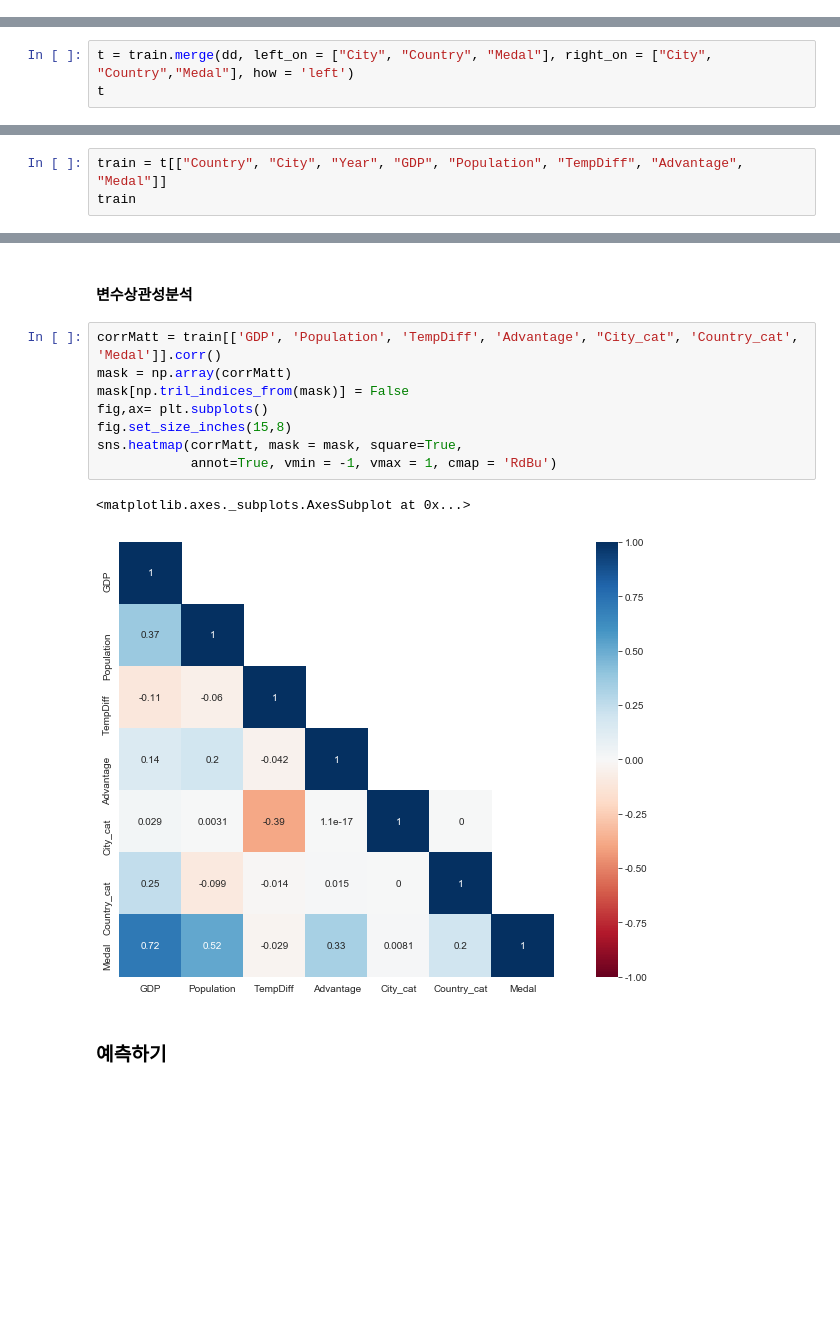
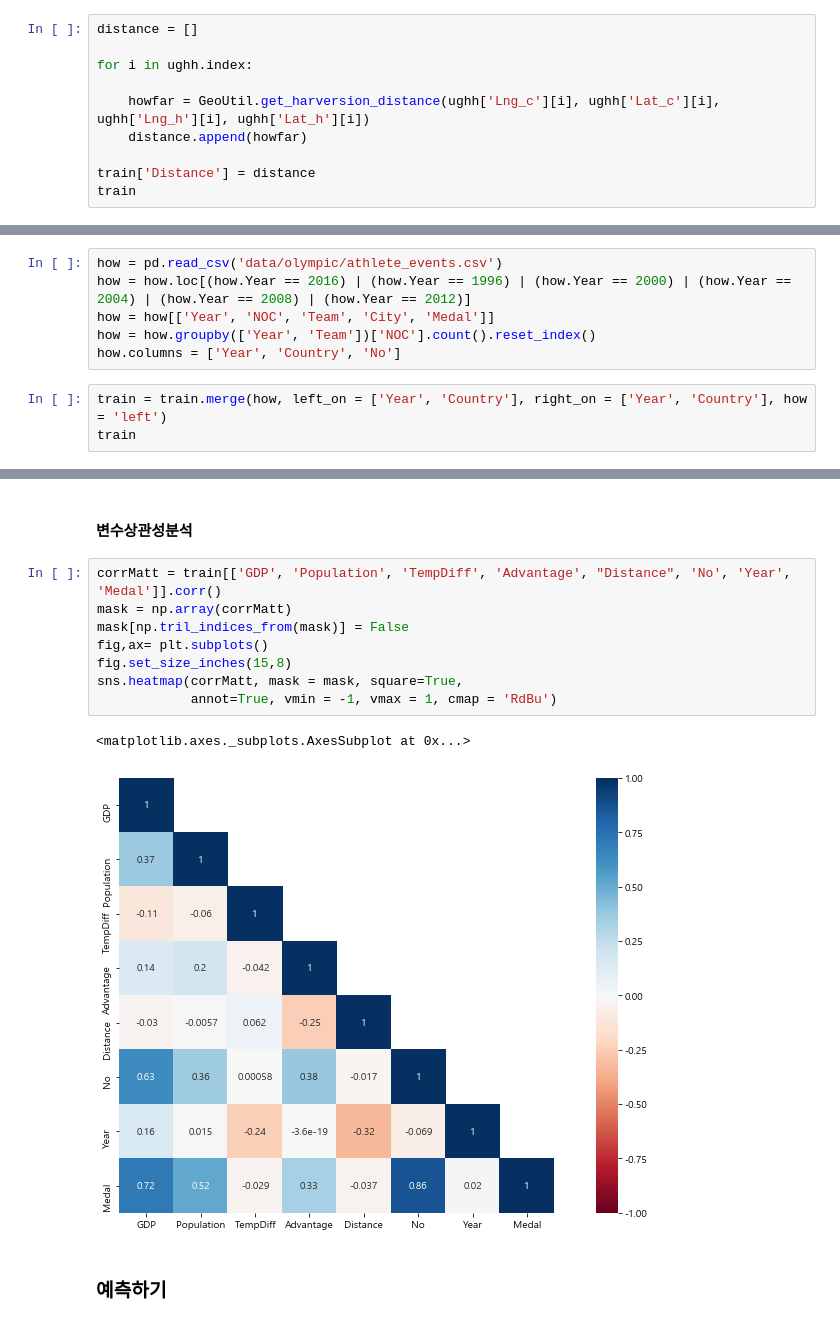
Before and after one commit to hogoood/my_own_project, a Jupyter notebook: Olympic Medals.ipynb, the cells around one changed output, grey strips where cells are left out. Drawn from its saved outputs; the diff is of its cells as text; blank space fills up the shorter version.

```diff
--- a/Olympic Medals.ipynb
+++ b/Olympic Medals.ipynb
@@ -1086,0 +1132,10 @@ train.pivot_table(values = "Medal", index = ["City"], aggfunc = "sum")
+# %%
+distance = []
+
+for i in ughh.index:
+
+    howfar = GeoUtil.get_harversion_distance(ughh['Lng_c'][i], ughh['Lat_c'][i], ughh['Lng_h'][i], ughh['Lat_h'][i])
+    distance.append(howfar)
+
+train['Distance'] = distance
+train
@@ -1087,4 +1160,10 @@ train.pivot_table(values = "Medal", index = ["City"], aggfunc = "sum")
+# %%
+how = pd.read_csv('data/olympic/athlete_events.csv')
+how = how.loc[(how.Year == 2016) | (how.Year == 1996) | (how.Year == 2000) | (how.Year == 2004) | (how.Year == 2008) | (how.Year == 2012)]
+how = how[['Year', 'NOC', 'Team', 'City', 'Medal']]
+how = how.groupby(['Year', 'Team'])['NOC'].count().reset_index()
+how.columns = ['Year', 'Country', 'No']
 # %%
-t = train.merge(dd, left_on = ["City", "Country", "Medal"], right_on = ["City", "Country","Medal"], how = 'left')
-t
+train = train.merge(how, left_on = ['Year', 'Country'], right_on = ['Year', 'Country'], how = 'left')
+train
 # %% [output]
@@ -1121,3 +1182,0 @@ t
-# %%
-train = t[["Country", "City", "Year", "GDP", "Population", "TempDiff", "Advantage", "Medal"]]
-train
@@ -1609,16 +1674,16 @@ train.GDP.corr(train.Medal)
 # %% [markdown]
 #### 변수상관성분석
 # %%
-corrMatt = train[['GDP', 'Population', 'TempDiff', 'Advantage', "City_cat", 'Country_cat', 'Medal']].corr()
+corrMatt = train[['GDP', 'Population', 'TempDiff', 'Advantage', "Distance", 'No', 'Year', 'Medal']].corr()
 mask = np.array(corrMatt)
 mask[np.tril_indices_from(mask)] = False
 fig,ax= plt.subplots()
 fig.set_size_inches(15,8)
 sns.heatmap(corrMatt, mask = mask, square=True,
             annot=True, vmin = -1, vmax = 1, cmap = 'RdBu')
 # %% [output]
 <matplotlib.axes._subplots.AxesSubplot at 0x...>
-[figure, old version]
+[figure, new version]
 # %% [markdown]
 ### 예측하기
 # %%
```
Also changed, not shown: parts of 90 cells of this notebook.
